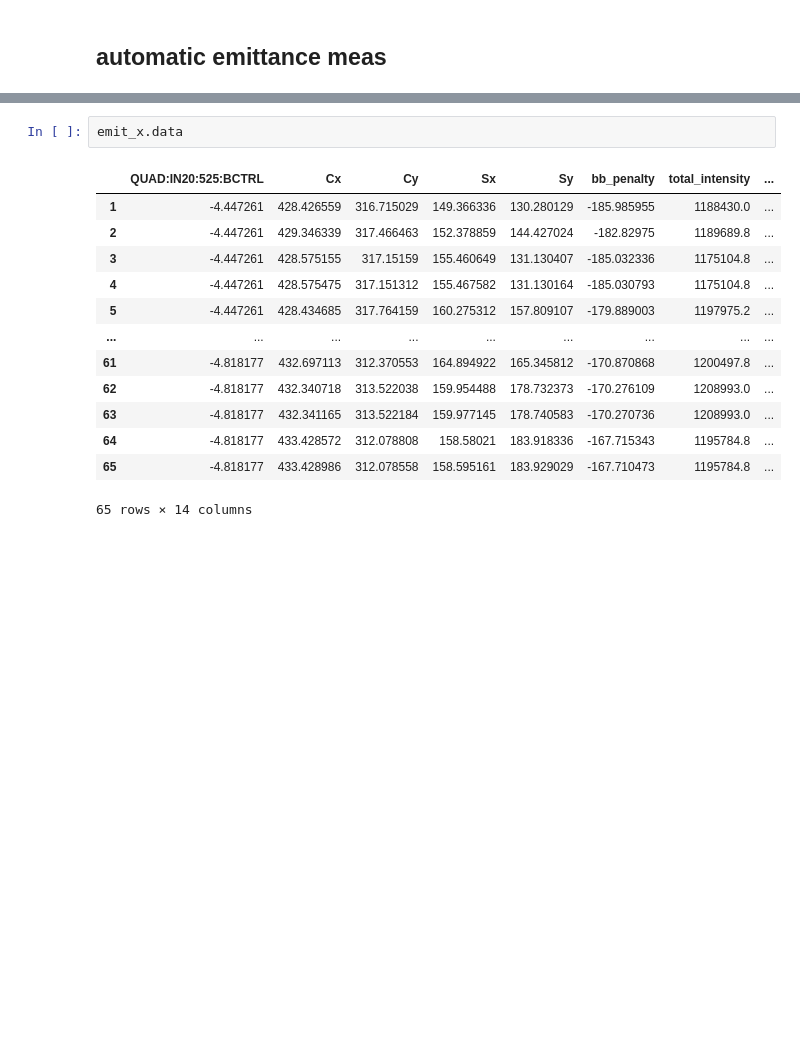
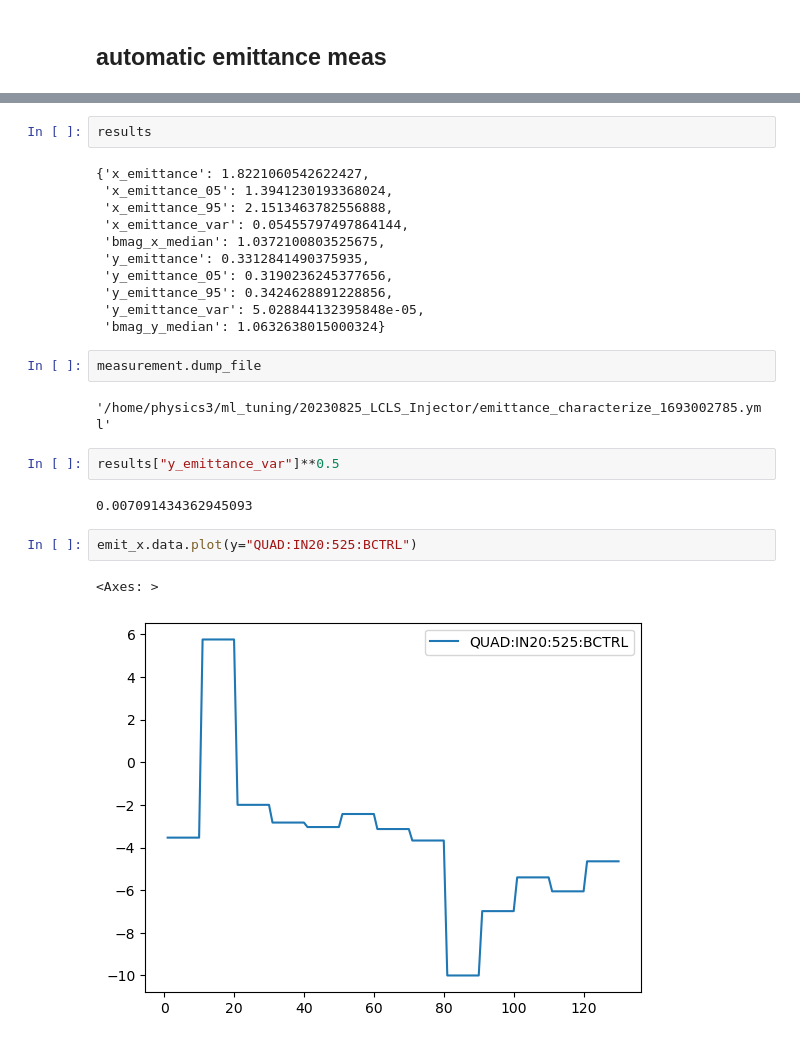
Before and after one commit to t-bz/SLAC_Xopt, a Jupyter notebook: lcls/emittance/emittance_optimization/automatic_emittance_meas.ipynb, the cells around one changed output, grey strips where cells are left out. Cells and saved outputs as stored; diff of their text form; blank space fills up the shorter version.

Commit message:
work towards emittance measurement and nn prior on lcls

```diff
--- a/lcls/emittance/emittance_optimization/automatic_emittance_meas.ipynb
+++ b/lcls/emittance/emittance_optimization/automatic_emittance_meas.ipynb
@@ -79,16 +116,26 @@ tensor([0.4517], dtype=torch.float64, grad_fn=<AddBackward0>)
 # %%
-emit_x.data
+results
 # %% [output]
-|  | QUAD:IN20:525:BCTRL | Cx | Cy | Sx | Sy | bb_penalty | total_intensity | ... |
-| 1 | -4.447261 | 428.426559 | 316.715029 | 149.366336 | 130.280129 | -185.985955 | 1188430.0 | ... |
-| 2 | -4.447261 | 429.346339 | 317.466463 | 152.378859 | 144.427024 | -182.82975 | 1189689.8 | ... |
-| 3 | -4.447261 | 428.575155 | 317.15159 | 155.460649 | 131.130407 | -185.032336 | 1175104.8 | ... |
-| 4 | -4.447261 | 428.575475 | 317.151312 | 155.467582 | 131.130164 | -185.030793 | 1175104.8 | ... |
-| 5 | -4.447261 | 428.434685 | 317.764159 | 160.275312 | 157.809107 | -179.889003 | 1197975.2 | ... |
-| ... | ... | ... | ... | ... | ... | ... | ... | ... |
-| 61 | -4.818177 | 432.697113 | 312.370553 | 164.894922 | 165.345812 | -170.870868 | 1200497.8 | ... |
-| 62 | -4.818177 | 432.340718 | 313.522038 | 159.954488 | 178.732373 | -170.276109 | 1208993.0 | ... |
-| 63 | -4.818177 | 432.341165 | 313.522184 | 159.977145 | 178.740583 | -170.270736 | 1208993.0 | ... |
-| 64 | -4.818177 | 433.428572 | 312.078808 | 158.58021 | 183.918336 | -167.715343 | 1195784.8 | ... |
-| 65 | -4.818177 | 433.428986 | 312.078558 | 158.595161 | 183.929029 | -167.710473 | 1195784.8 | ... |
-65 rows × 14 columns
+{'x_emittance': 1.8221060542622427,
+ 'x_emittance_05': 1.3941230193368024,
+ 'x_emittance_95': 2.1513463782556888,
+ 'x_emittance_var': 0.05455797497864144,
+ 'bmag_x_median': 1.0372100803525675,
+ 'y_emittance': 0.3312841490375935,
+ 'y_emittance_05': 0.3190236245377656,
+ 'y_emittance_95': 0.3424628891228856,
+ 'y_emittance_var': 5.028844132395848e-05,
+ 'bmag_y_median': 1.0632638015000324}
+# %%
+measurement.dump_file
+# %% [output]
+'/home/physics3/ml_tuning/20230825_LCLS_Injector/emittance_characterize_1693002785.yml'
+# %%
+results["y_emittance_var"]**0.5
+# %% [output]
+0.007091434362945093
+# %%
+emit_x.data.plot(y="QUAD:IN20:525:BCTRL")
+# %% [output]
+<Axes: >
+[figure, added]
```
Also changed, not shown: parts of 11 cells of this notebook, 19 other files.
